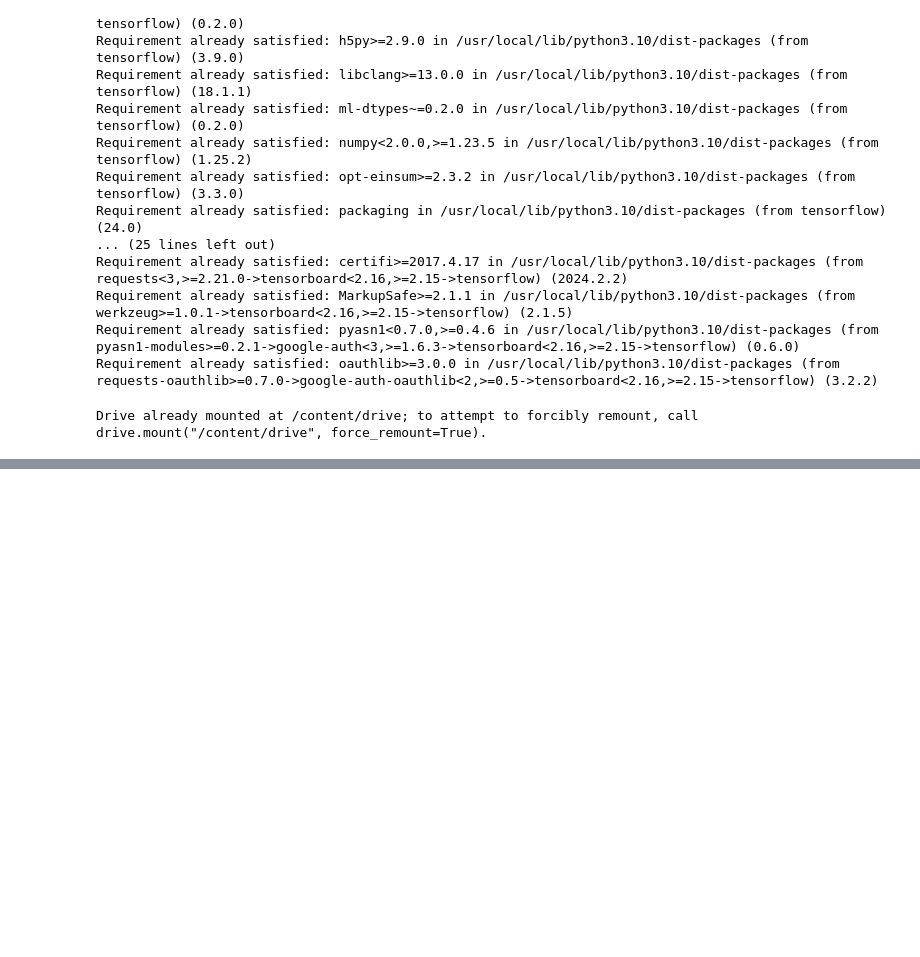
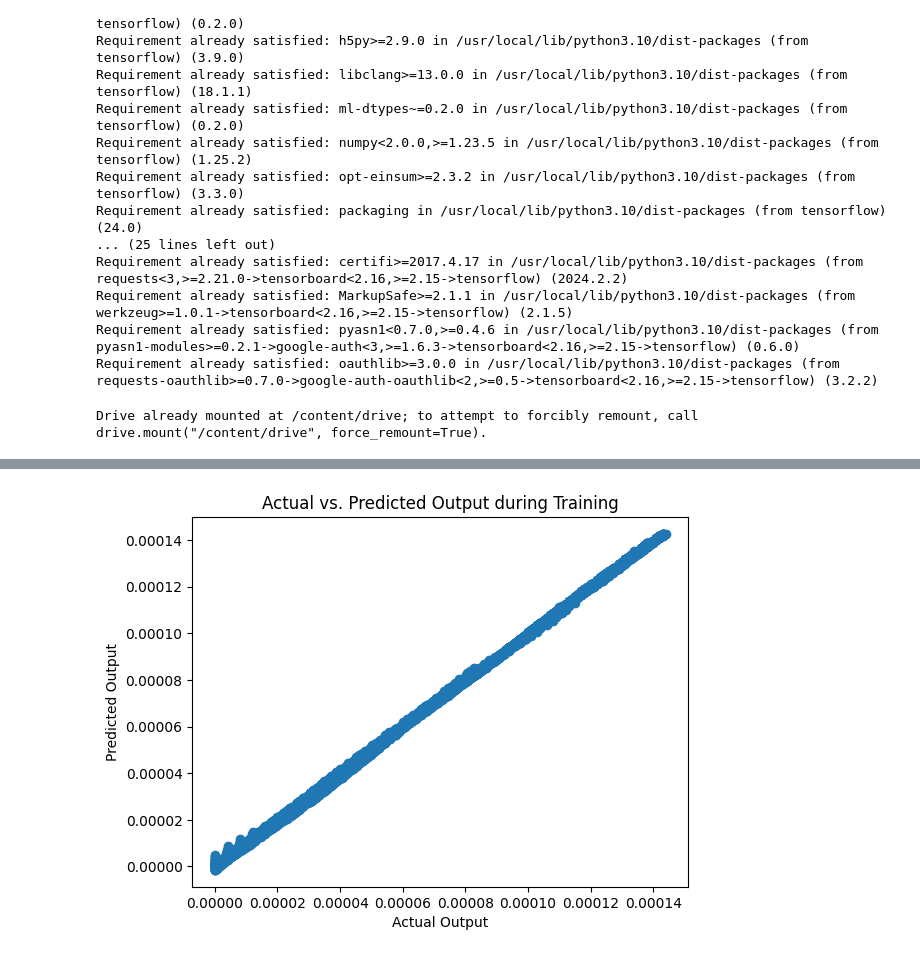
Before and after one commit to PrinscaK/Project, a Jupyter notebook: Project.ipynb, the cells around one changed output, grey strips where cells are left out. Saved outputs shown, nothing was run; the diff lists cells and outputs as text; code cells hidden in the pictures; blank space fills up the shorter version.

```diff
--- a/Project.ipynb
+++ b/Project.ipynb
@@ -132,3 +109,18 @@ plt.show()
 # %%
 # Save the model
 model.save('/content/drive/MyDrive/your_model.h5')  # Replace 'your_model.h5' with your desired filename
+# %%
+# Get predictions on the training data
+predictions = model.predict(X_train)
+
+# Inverse transform the scaled predictions and actual outputs to get them back to their original scales
+predictions = scaler_output.inverse_transform(predictions)
+actual_outputs = scaler_output.inverse_transform(y_train)
+
+# Plot scatter plot
+plt.scatter(actual_outputs, predictions)
+plt.xlabel('Actual Output')
+plt.ylabel('Predicted Output')
+plt.title('Actual vs. Predicted Output during Training')
+plt.show()
+# %% [output]
@@ -134,0 +128 @@ model.save('/content/drive/MyDrive/your_model.h5')  # Replace 'your_model.h5' wi
+[figure, added]
```
Also changed, not shown: parts of 10 cells of this notebook.
